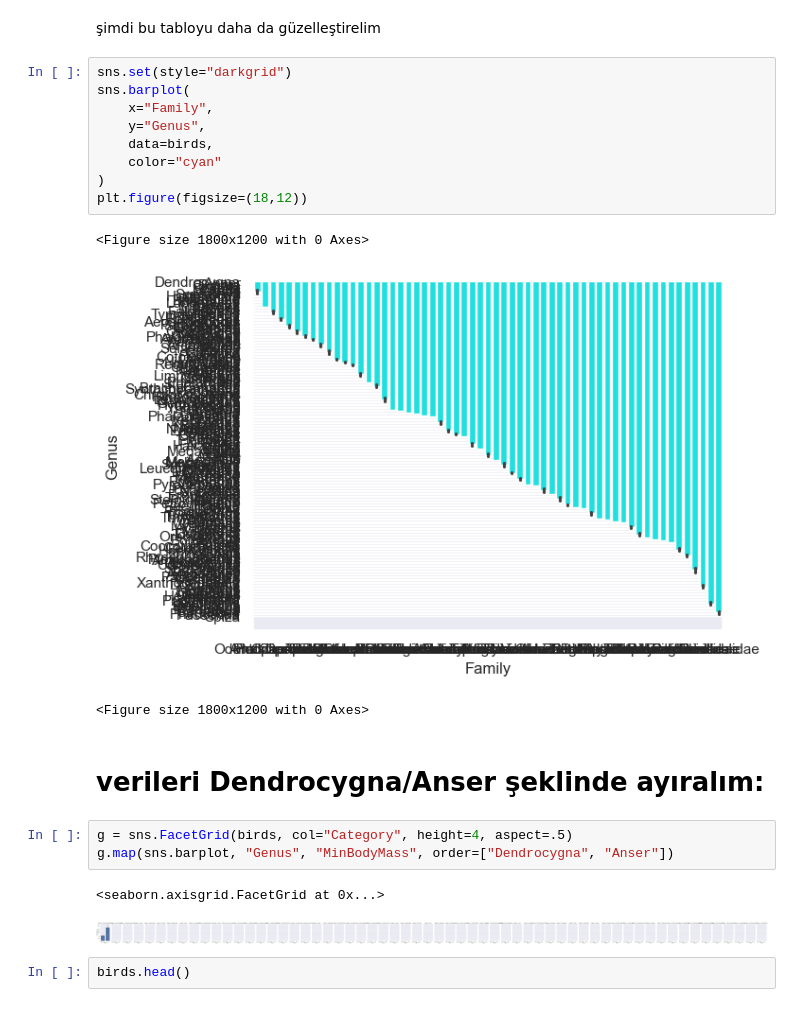
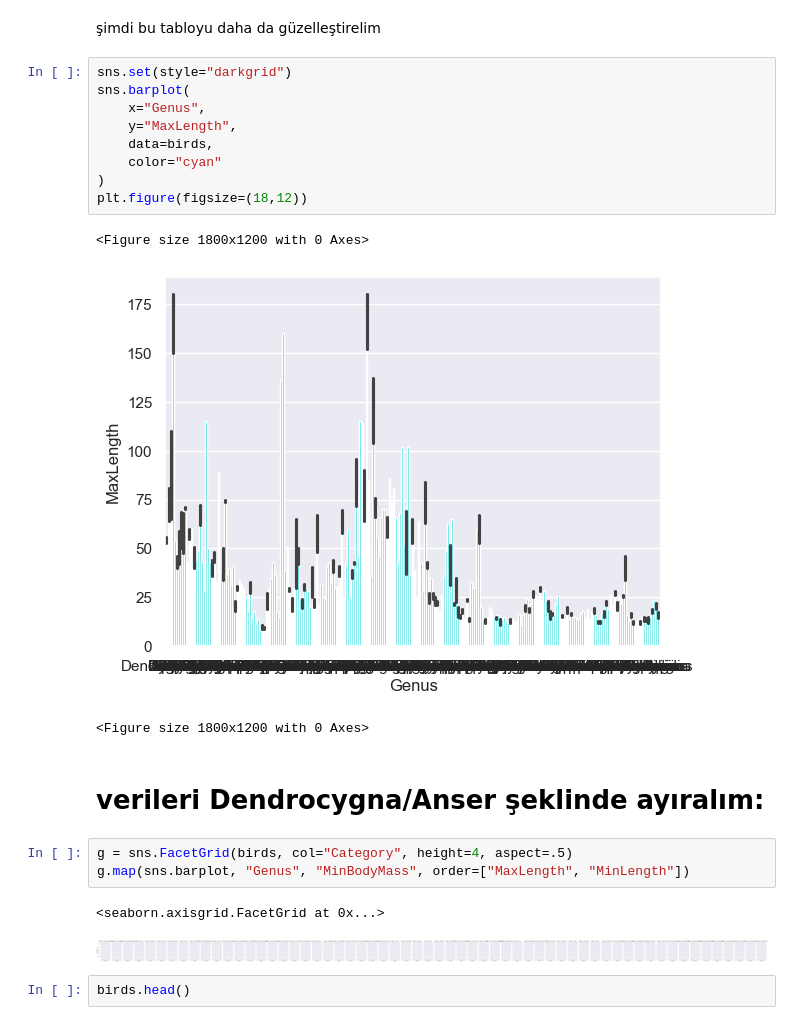
Before and after one commit to durukangece/birds_data_visulization_examples, a Jupyter notebook: birds_data_gorsellestirme.ipynb, the cells around one changed output. Saved outputs shown, nothing was run; the diff lists cells and outputs as text.

```diff
--- a/birds_data_gorsellestirme.ipynb
+++ b/birds_data_gorsellestirme.ipynb
@@ -39,24 +45,24 @@ memory usage: 7.4 KB
 # %%
 sns.set(style="darkgrid")
 sns.barplot(
-    x="Family",
-    y="Genus",
+    x="Genus",
+    y="MaxLength",
     data=birds,
     color="cyan"
 )
 plt.figure(figsize=(18,12))
 # %% [output]
 <Figure size 1800x1200 with 0 Axes>
-[figure, old version]
+[figure, new version]
 <Figure size 1800x1200 with 0 Axes>
 # %% [markdown]
 # verileri Dendrocygna/Anser şeklinde ayıralım:
 # %%
 g = sns.FacetGrid(birds, col="Category", height=4, aspect=.5)
-g.map(sns.barplot, "Genus", "MinBodyMass", order=["Dendrocygna", "Anser"])
+g.map(sns.barplot, "Genus", "MinBodyMass", order=["MaxLength", "MinLength"])
 # %% [output]
 <seaborn.axisgrid.FacetGrid at 0x...>
-[figure, old version]
+[figure, new version]
 # %%
 birds.head()
 # %% [output]
```
Also changed, not shown: parts of 1 cell of this notebook.
